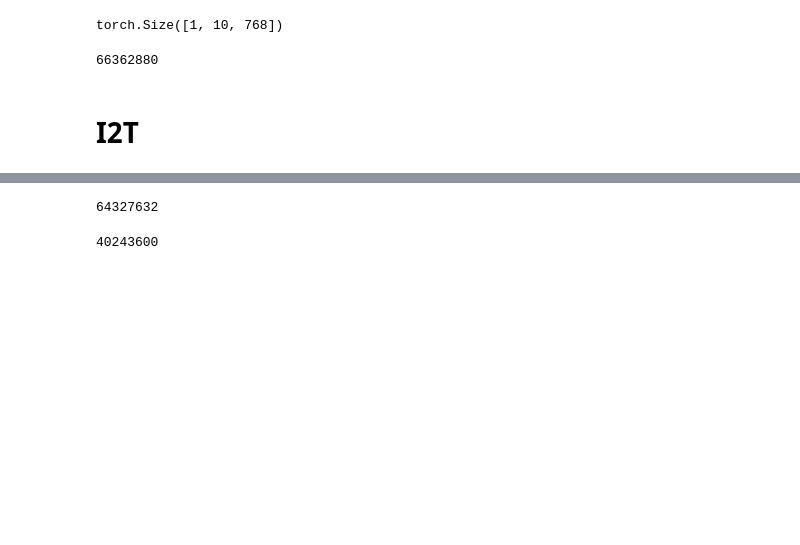
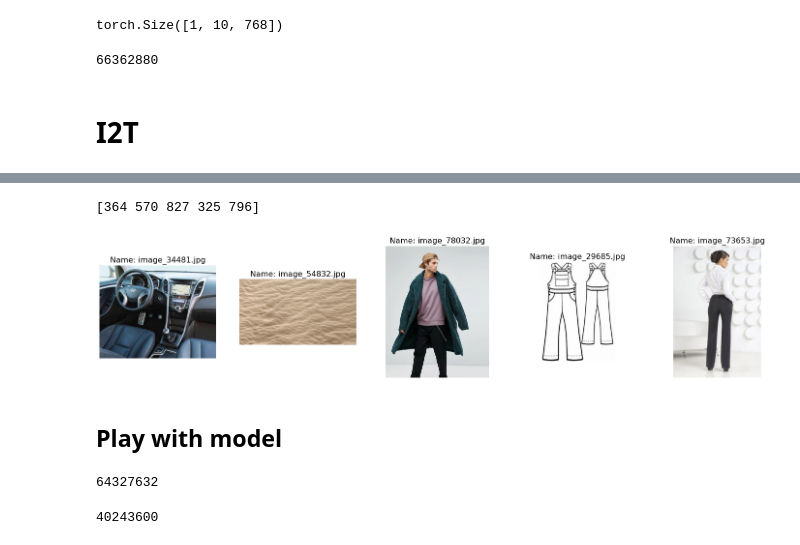
Before and after one commit to MIchaelKa/ycup21, a Jupyter notebook: notebooks/ycup21_base.ipynb, the cells around one changed output, grey strips where cells are left out. Saved outputs shown, nothing was run; the diff lists cells and outputs as text; code cells hidden in the pictures; blank space fills up the shorter version.

```diff
--- a/notebooks/ycup21_base.ipynb
+++ b/notebooks/ycup21_base.ipynb
@@ -493,3 +704,10 @@ model_i2t = I2T(config=cfg)
+# %%
+show_images(images.values, 0, 5, random=True)
+# %% [output]
+[364 570 827 325 796]
+[figure, added]
+# %% [markdown]
+## Play with model
 # %%
 # model_i2t
 # %%
```
Also changed, not shown: parts of 46 cells of this notebook, 2 other files.
